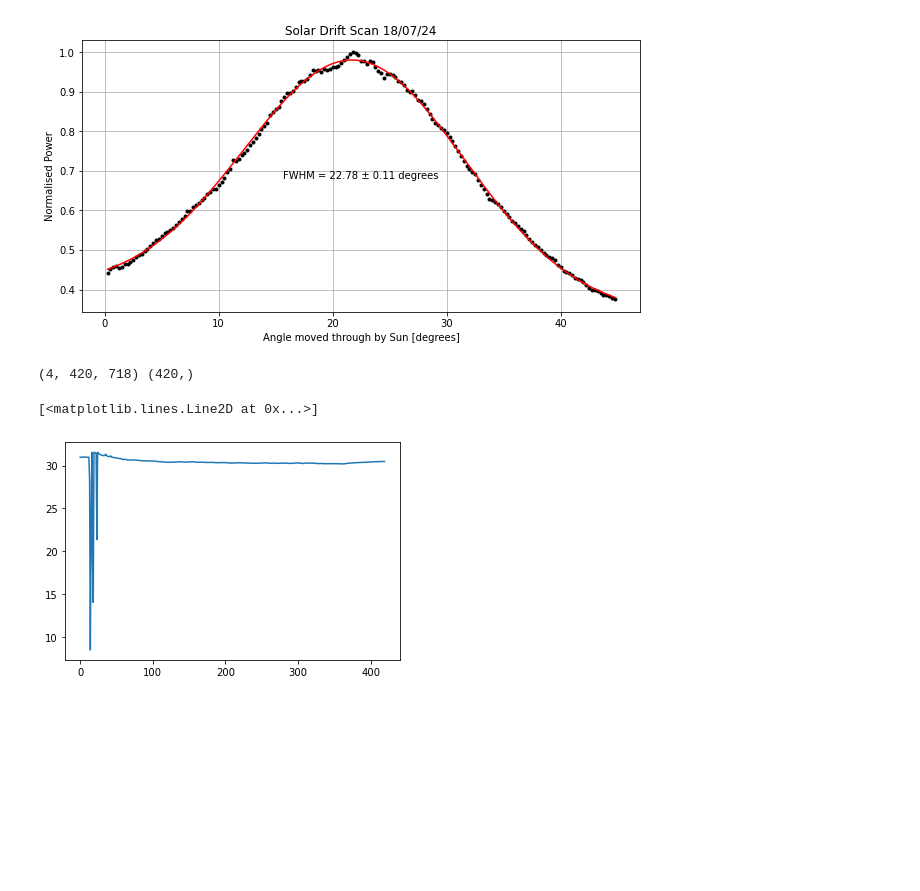
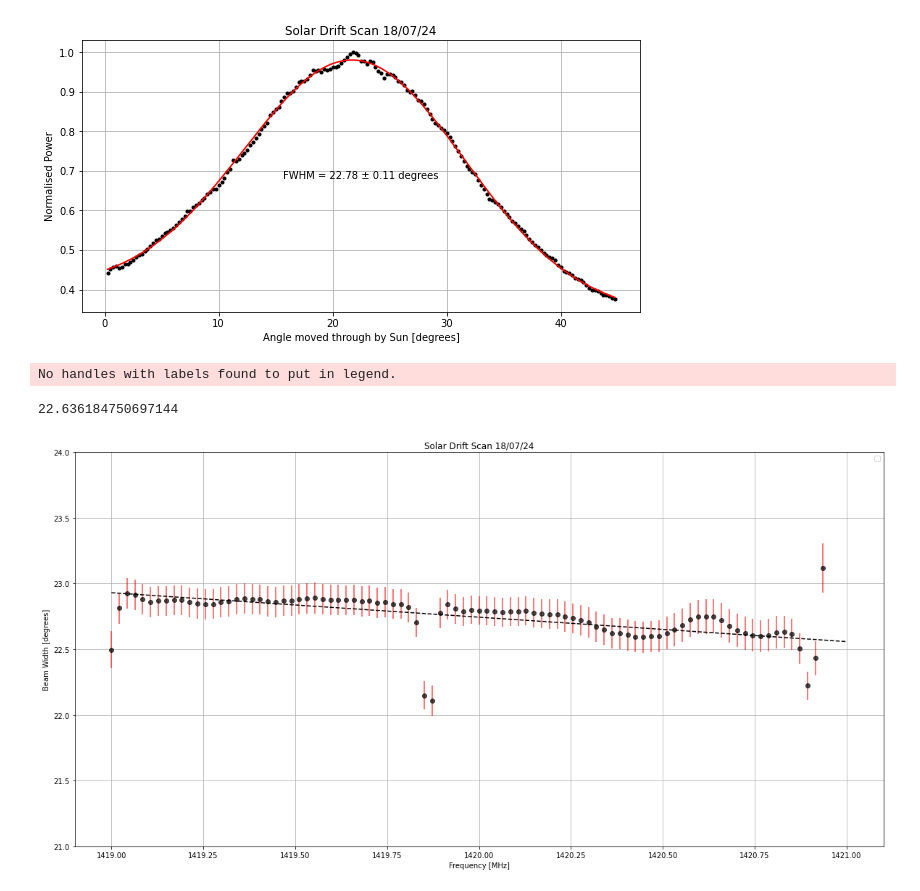
Before and after one commit to louis-hurrey/L-BASS, a Jupyter notebook: solar_transit_louis.ipynb, the cells around one changed output. Cells and saved outputs as stored; diff of their text form; code cells hidden in the pictures; blank space fills up the shorter version.

Commit message:
different lsrk, 180724 solar scans

```diff
--- a/solar_transit_louis.ipynb
+++ b/solar_transit_louis.ipynb
@@ -100,13 +100,38 @@ plt.show()
 # %% [output]
 [figure]
 [figure]
-# %%
-lb_transit = Transit('18th July 2024', 0, 20.873053993789906, 0, 'E', datetime.datetime(2024, 7, 18, 12, 15, 30))
-lb_time, lb_pwr = lb_transit.get_data()
-print(lb_pwr.shape, lb_time.shape)
-lb_pwr_tot = np.average(lb_pwr[0,:,112:567], axis=1)
-plt.plot(lb_pwr_tot)
-# %% [output]
-(4, 420, 718) (420,)
-[<matplotlib.lines.Line2D at 0x...>]
-[figure, removed]
+# %%
+angle = np.linspace(1,179,179) * 360/(60*24)
+fwhm_freq = np.empty((95))
+fwhm_freq_error = np.empty((95))
+freq = np.linspace(1419, 1421, 95)
+
+for i in range(5, 100):
+    chnl_pwr = sc_pwr_mins[:,i]/np.max(sc_pwr_mins[:,i])
+    factor = (chnl_pwr[59]-chnl_pwr[58]) - (chnl_pwr[60]-chnl_pwr[59])
+    fixed_pwr = np.append(chnl_pwr[:58] + 0.06,chnl_pwr[58:])
+    popt, pcov = gaussian_with_baseline_fitting(angle, fixed_pwr)
+    fwhm_freq[i-5] = popt[2]
+    fwhm_freq_error[i-5] = np.sqrt(np.diag(pcov)[2])
+
+fwhm_average = np.average(fwhm_freq)
+print(fwhm_average)
+
+line_fit, line_errors = line_fitting(freq[2:-5], fwhm_freq[2:-5], fwhm_freq_error[2:-5])
+
+
+plt.figure(figsize=(20, 10))
+plt.errorbar(freq, fwhm_freq, fwhm_freq_error, fmt="ko", ecolor = "r", alpha=0.7)
+plt.plot(freq, line_fit[0]*freq+line_fit[1],'--', color="k")
+plt.xlabel('Frequency [MHz]')
+plt.ylabel('Beam Width [degrees]')
+plt.grid(True)
+plt.title("Solar Drift Scan 18/07/24")
+#plt.annotate(f"FWHM = {fwhm:.2f} ± {fwhm_error:.2f} degrees", (0.5, 0.5), xycoords='axes fraction', ha='center', va='center')
+plt.ylim(21,24)
+plt.legend()
+plt.show()
+# %% [output]
+No handles with labels found to put in legend.
+22.636184750697144
+[figure, added]
```
Also changed, not shown: parts of 2 cells of this notebook, 2 other files.
